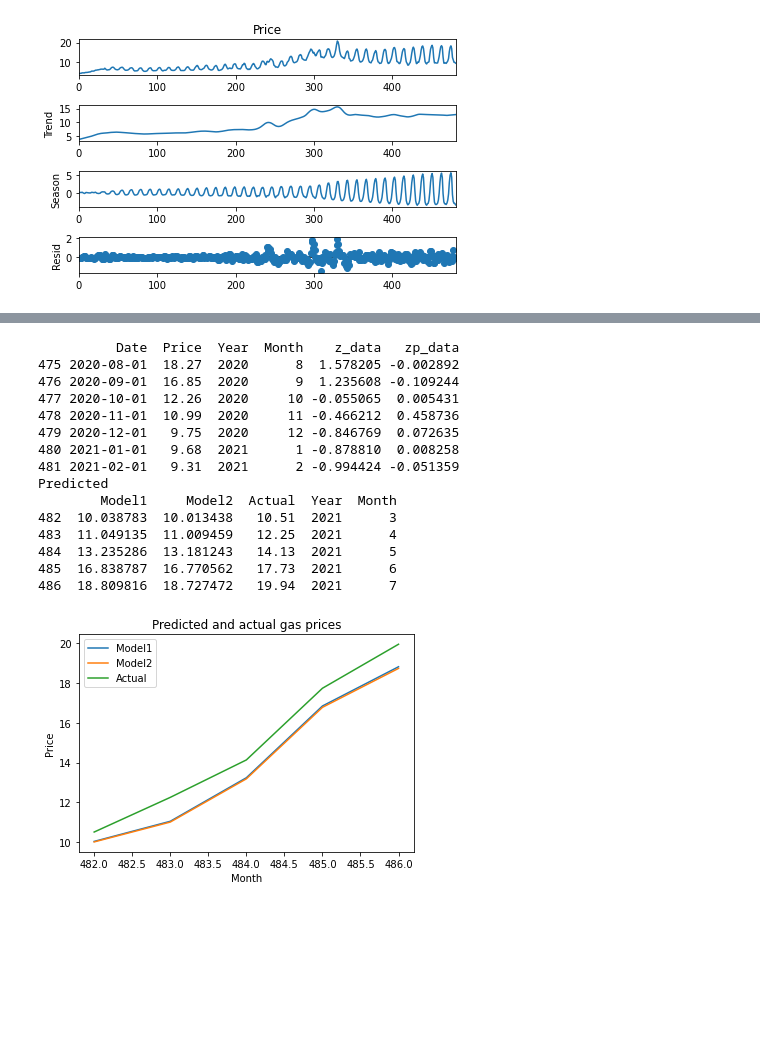
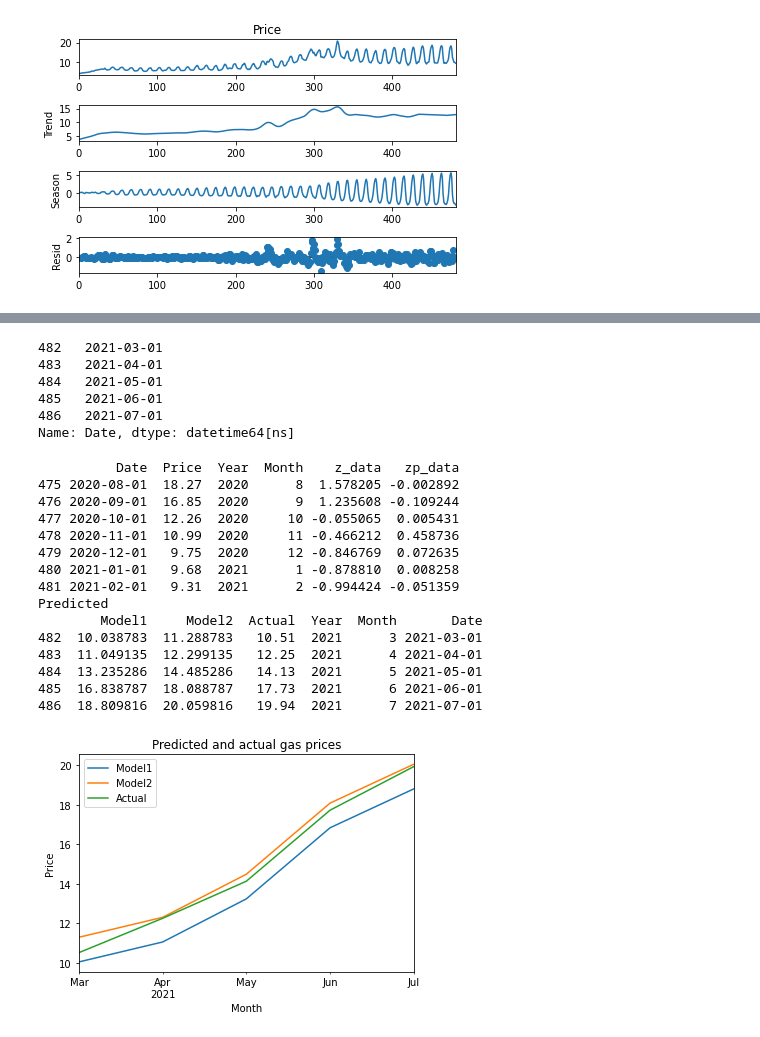
Before and after one commit to ArgentCode/DS201Final, a Jupyter notebook: ARIMA_modelling.ipynb, the cells around one changed output, grey strips where cells are left out. Saved outputs shown, nothing was run; the diff lists cells and outputs as text; code cells hidden in the pictures; blank space fills up the shorter version.

```diff
--- a/ARIMA_modelling.ipynb
+++ b/ARIMA_modelling.ipynb
@@ -207,6 +207,15 @@ Covariance Type:            nonrobust
 Notes:
 [1] Standard Errors assume that the covariance matrix of the errors is correctly specified.
 [figure]
+# %%
+test.Date.head()
+# %% [output]
+482   2021-03-01
+483   2021-04-01
+484   2021-05-01
+485   2021-06-01
+486   2021-07-01
+Name: Date, dtype: datetime64[ns]
 # %%
 def model_shown(pred, pred2, test, months):
     prediction = pd.DataFrame()
@@ -215,8 +224,12 @@ def model_shown(pred, pred2, test, months):
     prediction['Actual'] = test.Price.head(months)
     prediction['Year'] = test.Year.head(months)
     prediction['Month'] = test.Month.head(months)
+    prediction['Date'] = test.Date
+    for x in prediction.Model2:
+        prediction.Model2 +=0.25
+        #Adding a constant for increased accuracy
     print(prediction)
-    prediction.plot(y=['Model1', 'Model2', 'Actual'])
+    prediction.plot(y=['Model1', 'Model2', 'Actual'], x='Date')
     plt.xlabel("Month")
     plt.ylabel("Price")
     plt.title("Predicted and actual gas prices")
@@ -224,30 +237,30 @@ def model_shown(pred, pred2, test, months):
 # %%
 from statsmodels.tsa.holtwinters import ExponentialSmoothing
 
 model = ExponentialSmoothing(train.Price, trend="add", seasonal="add", seasonal_periods=12)
-damp_model = ExponentialSmoothing(train.Price, trend="add", seasonal="add", seasonal_periods=12, damped_trend=True)
+damp_model = ExponentialSmoothing(train.Price, trend="add", seasonal="add", seasonal_periods=12)
 
 fit = model.fit()
 pred = fit.forecast(months-1)
 damp_fit = damp_model.fit()
 damp_pred = damp_fit.forecast(months-1)
 print(train.tail(months+1))
 print("Predicted")
 model_shown(pred, damp_pred, test, months)
 # %% [output]
           Date  Price  Year  Month    z_data   zp_data
 475 2020-08-01  18.27  2020      8  1.578205 -0.002892
 476 2020-09-01  16.85  2020      9  1.235608 -0.109244
 477 2020-10-01  12.26  2020     10 -0.055065  0.005431
 478 2020-11-01  10.99  2020     11 -0.466212  0.458736
 479 2020-12-01   9.75  2020     12 -0.846769  0.072635
 480 2021-01-01   9.68  2021      1 -0.878810  0.008258
 481 2021-02-01   9.31  2021      2 -0.994424 -0.051359
 Predicted
-        Model1     Model2  Actual  Year  Month
-482  10.038783  10.013438   10.51  2021      3
-483  11.049135  11.009459   12.25  2021      4
-484  13.235286  13.181243   14.13  2021      5
-485  16.838787  16.770562   17.73  2021      6
-486  18.809816  18.727472   19.94  2021      7
+        Model1     Model2  Actual  Year  Month       Date
+482  10.038783  11.288783   10.51  2021      3 2021-03-01
+483  11.049135  12.299135   12.25  2021      4 2021-04-01
+484  13.235286  14.485286   14.13  2021      5 2021-05-01
+485  16.838787  18.088787   17.73  2021      6 2021-06-01
+486  18.809816  20.059816   19.94  2021      7 2021-07-01
-[figure, old version]
+[figure, new version]
```
Also changed, not shown: parts of 3 cells of this notebook.
